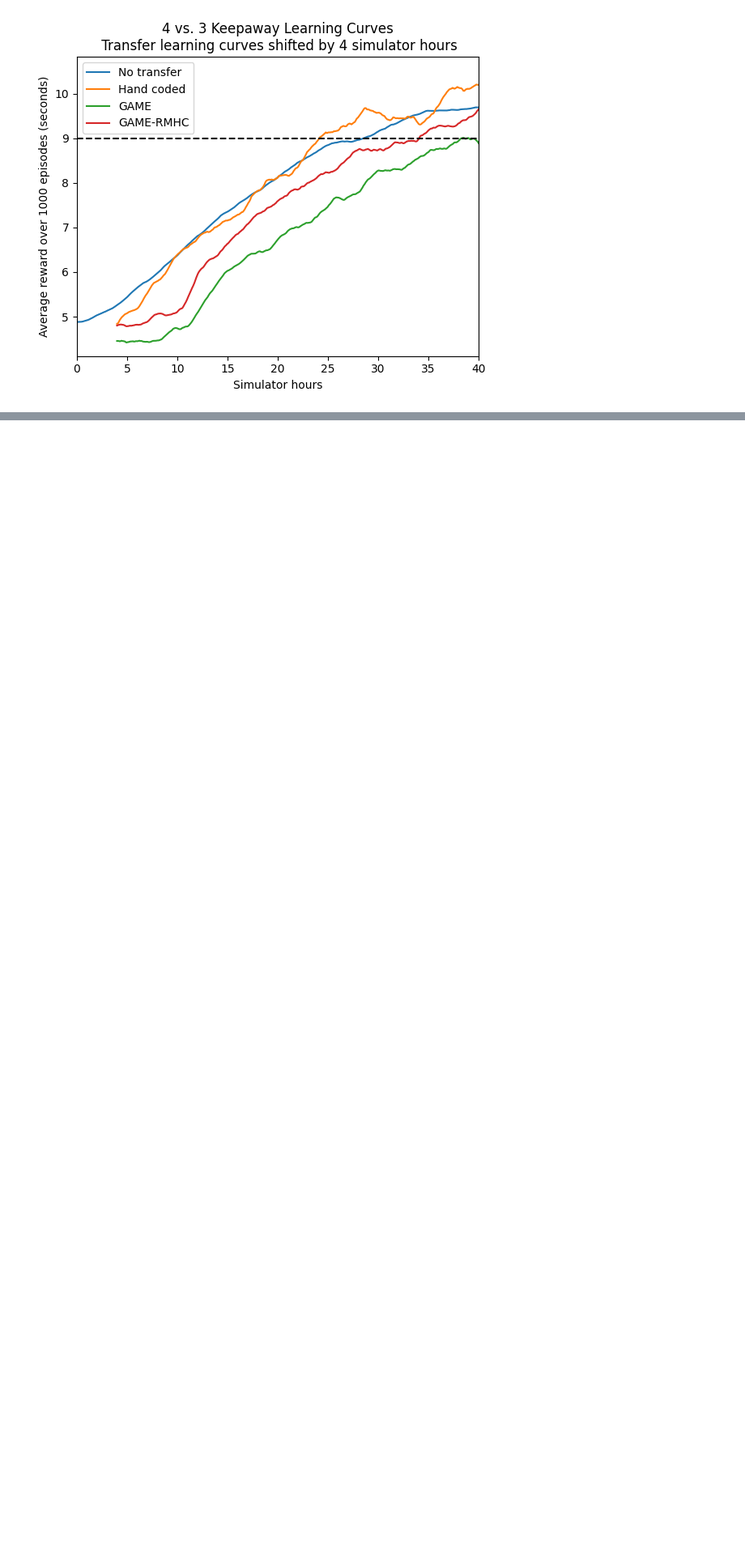
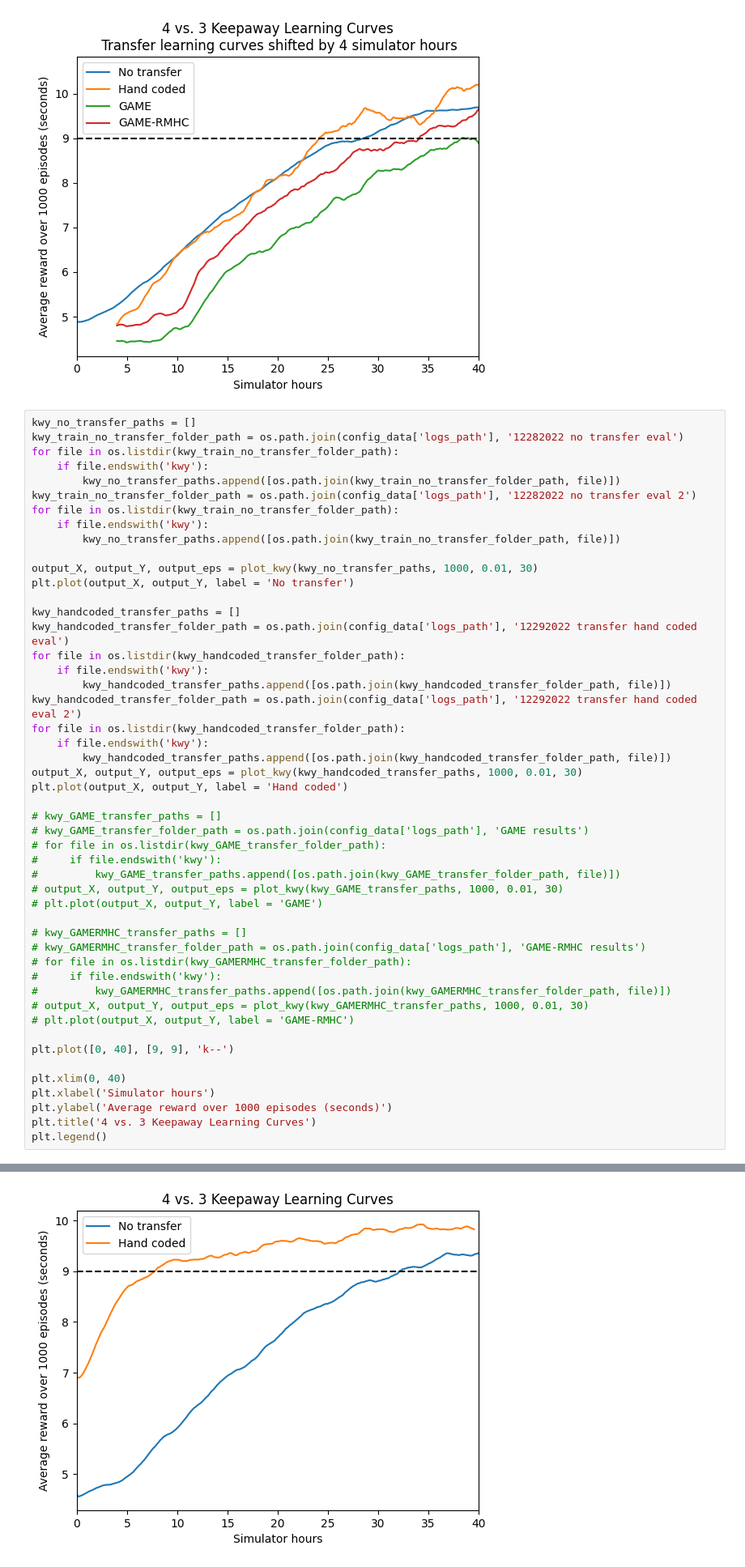
Before and after one commit to duyminh1998/GAME, a Jupyter notebook: notebooks/keepaway/plot_agent_learning.ipynb, the cells around one changed output, grey strips where cells are left out. Shown: that part at 81% size. Cells and saved outputs as stored; diff of their text form; blank space fills up the shorter version.

```diff
--- a/notebooks/keepaway/plot_agent_learning.ipynb
+++ b/notebooks/keepaway/plot_agent_learning.ipynb
@@ -284,3 +288,53 @@ plt.legend()
 # %% [output]
 <matplotlib.legend.Legend at 0x...>
 [figure]
+# %%
+kwy_no_transfer_paths = []
+kwy_train_no_transfer_folder_path = os.path.join(config_data['logs_path'], '12282022 no transfer eval')
+for file in os.listdir(kwy_train_no_transfer_folder_path):
+    if file.endswith('kwy'):
+        kwy_no_transfer_paths.append([os.path.join(kwy_train_no_transfer_folder_path, file)])
+kwy_train_no_transfer_folder_path = os.path.join(config_data['logs_path'], '12282022 no transfer eval 2')
+for file in os.listdir(kwy_train_no_transfer_folder_path):
+    if file.endswith('kwy'):
+        kwy_no_transfer_paths.append([os.path.join(kwy_train_no_transfer_folder_path, file)])
+
+output_X, output_Y, output_eps = plot_kwy(kwy_no_transfer_paths, 1000, 0.01, 30)
+plt.plot(output_X, output_Y, label = 'No transfer')
+
+kwy_handcoded_transfer_paths = []
+kwy_handcoded_transfer_folder_path = os.path.join(config_data['logs_path'], '12292022 transfer hand coded eval')
+for file in os.listdir(kwy_handcoded_transfer_folder_path):
+    if file.endswith('kwy'):
+        kwy_handcoded_transfer_paths.append([os.path.join(kwy_handcoded_transfer_folder_path, file)])
+kwy_handcoded_transfer_folder_path = os.path.join(config_data['logs_path'], '12292022 transfer hand coded eval 2')
+for file in os.listdir(kwy_handcoded_transfer_folder_path):
+    if file.endswith('kwy'):
+        kwy_handcoded_transfer_paths.append([os.path.join(kwy_handcoded_transfer_folder_path, file)])
+output_X, output_Y, output_eps = plot_kwy(kwy_handcoded_transfer_paths, 1000, 0.01, 30)
+plt.plot(output_X, output_Y, label = 'Hand coded')
+
+# kwy_GAME_transfer_paths = []
+# kwy_GAME_transfer_folder_path = os.path.join(config_data['logs_path'], 'GAME results')
+# for file in os.listdir(kwy_GAME_transfer_folder_path):
+#     if file.endswith('kwy'):
+#         kwy_GAME_transfer_paths.append([os.path.join(kwy_GAME_transfer_folder_path, file)])
+# output_X, output_Y, output_eps = plot_kwy(kwy_GAME_transfer_paths, 1000, 0.01, 30)
+# plt.plot(output_X, output_Y, label = 'GAME')
+
+# kwy_GAMERMHC_transfer_paths = []
+# kwy_GAMERMHC_transfer_folder_path = os.path.join(config_data['logs_path'], 'GAME-RMHC results')
+# for file in os.listdir(kwy_GAMERMHC_transfer_folder_path):
+#     if file.endswith('kwy'):
+#         kwy_GAMERMHC_transfer_paths.append([os.path.join(kwy_GAMERMHC_transfer_folder_path, file)])
+# output_X, output_Y, output_eps = plot_kwy(kwy_GAMERMHC_transfer_paths, 1000, 0.01, 30)
+# plt.plot(output_X, output_Y, label = 'GAME-RMHC')
+
+plt.plot([0, 40], [9, 9], 'k--')
+
+plt.xlim(0, 40)
+plt.xlabel('Simulator hours')
+plt.ylabel('Average reward over 1000 episodes (seconds)')
+plt.title('4 vs. 3 Keepaway Learning Curves')
+plt.legend()
+# %% [output]
@@ -286,0 +342 @@ plt.legend()
+[figure, added]
```
Also changed, not shown: parts of 6 cells of this notebook, 33 other files.
